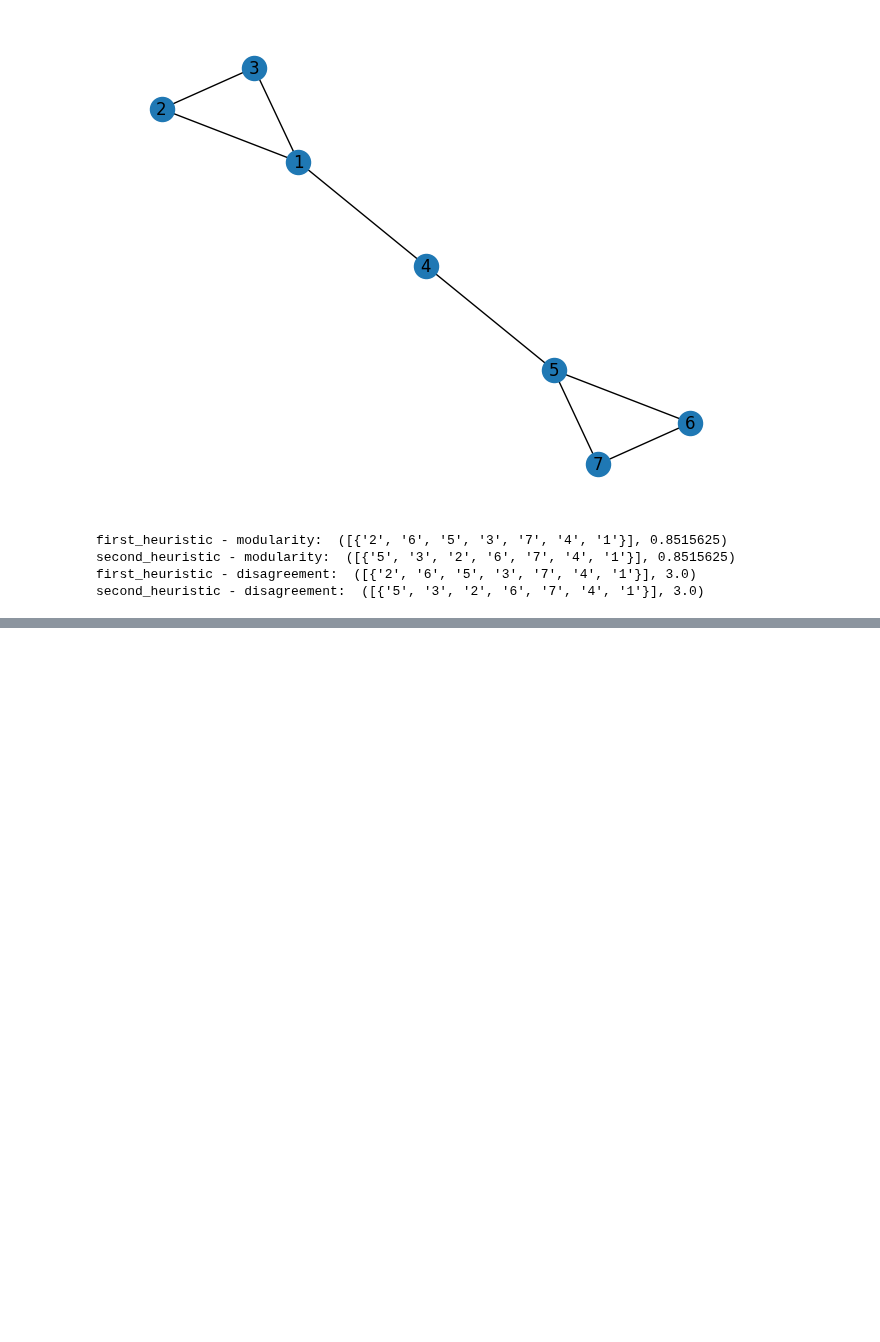
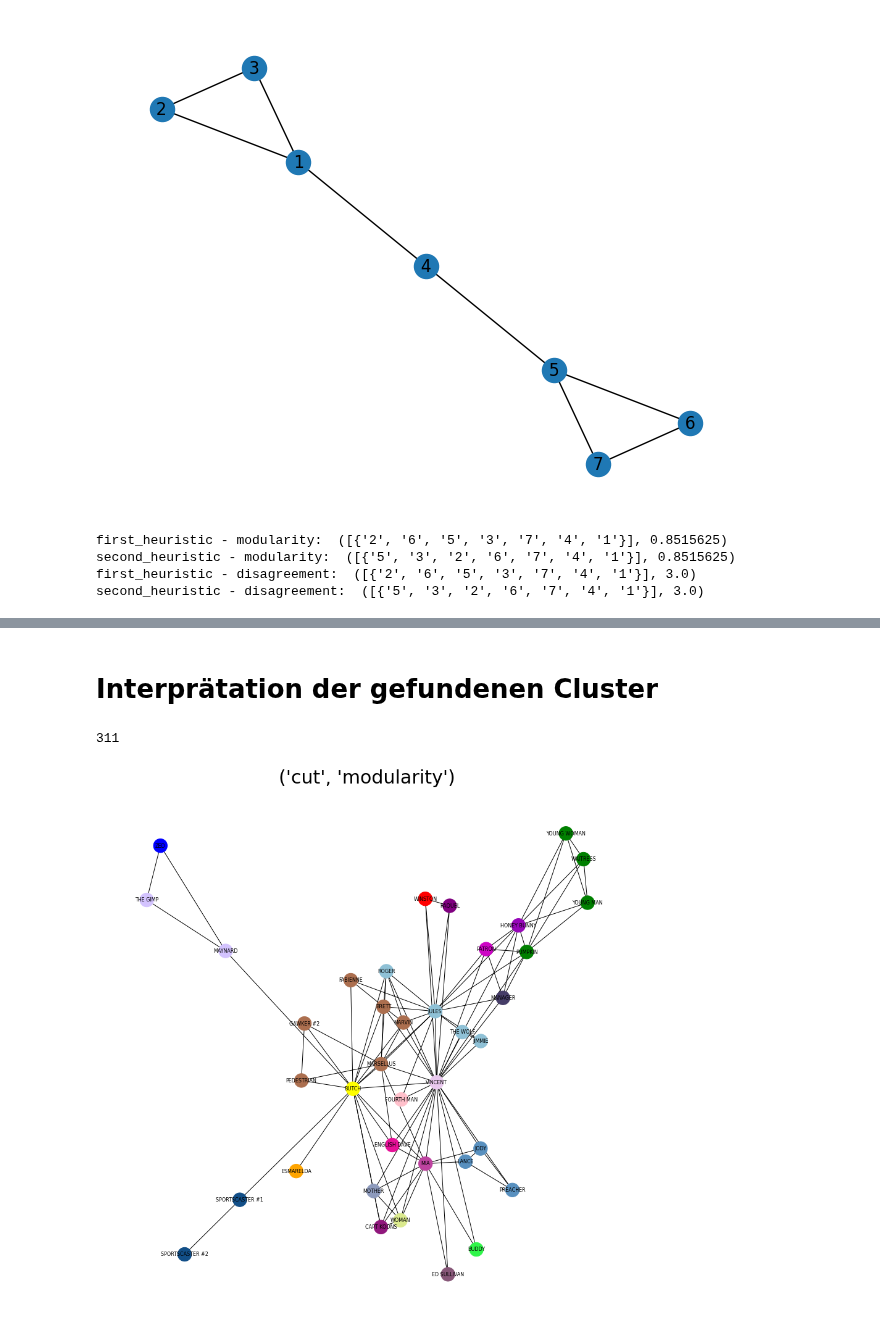
Before and after one commit to Hanno1/AlgorithmischeNetzwerkanalyseLAB, a Jupyter notebook: persentation_task5.ipynb, the cells around one changed output, grey strips where cells are left out. Drawn from its saved outputs; the diff is of its cells as text; code cells hidden in the pictures; blank space fills up the shorter version.

```diff
--- a/persentation_task5.ipynb
+++ b/persentation_task5.ipynb
@@ -182,0 +224,2 @@ def groessenverteilung(clustering)
+# %% [markdown]
+# Interprätation der gefundenen Cluster
@@ -182,0 +264,18 @@ def groessenverteilung(clustering)
+# %%
+def clustering(G, mode = "cut", optimize="modularity"):
+    if mode == "cut":
+        if optimize == "modularity":
+            cl, _ = Ca.second_heuristic(G)
+        else:
+            cl, _ = Ca.second_heuristic(G, version = "dis")
+    if mode == "merge":
+        if optimize == "modularity":
+            cl = modularity_clustering(G) #meine funktion
+        else:
+            cl, _ = Ca.first_heuristic(G)
+    return cl
+# %%
+visualize_segmentation("networks/movies/pulpfiction.gexf", clustering, "cut", "modularity")
+# %% [output]
+311
+[figure, added]
```
Also changed, not shown: parts of 19 cells of this notebook, 10 other files.
